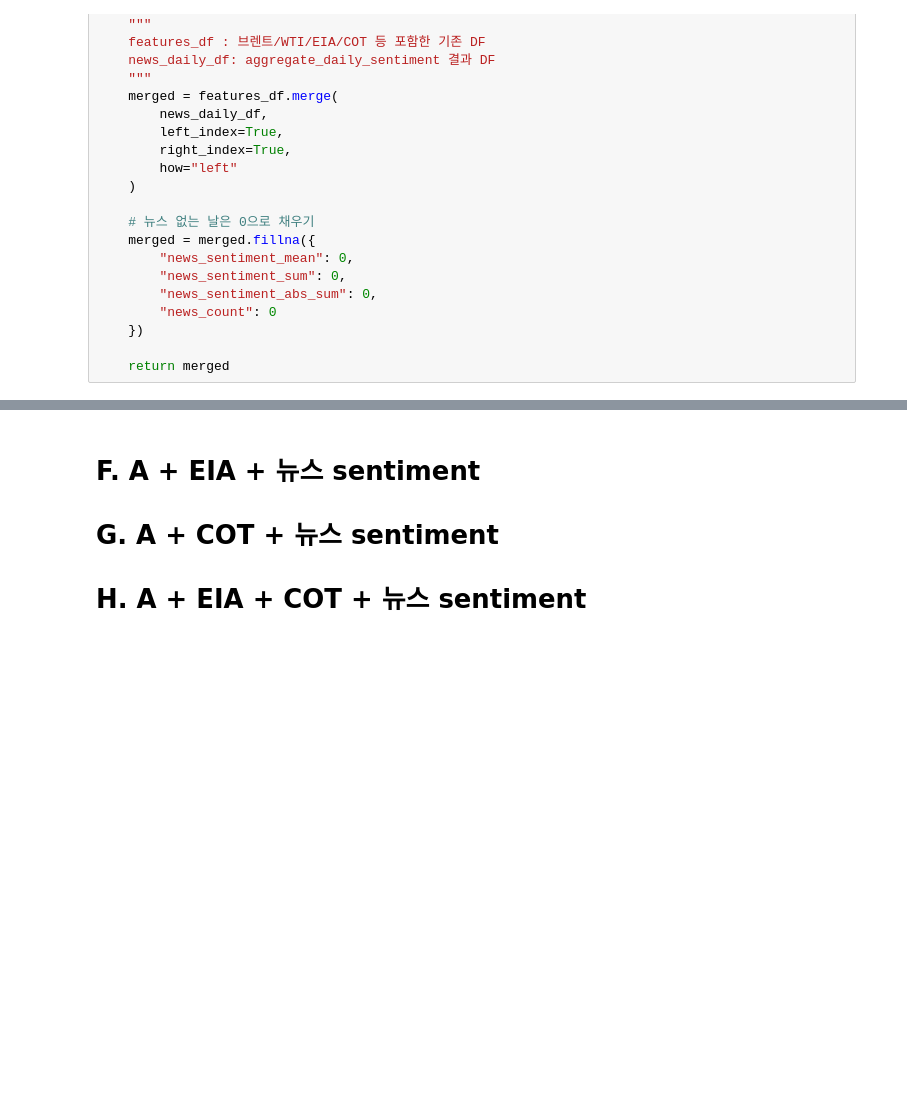
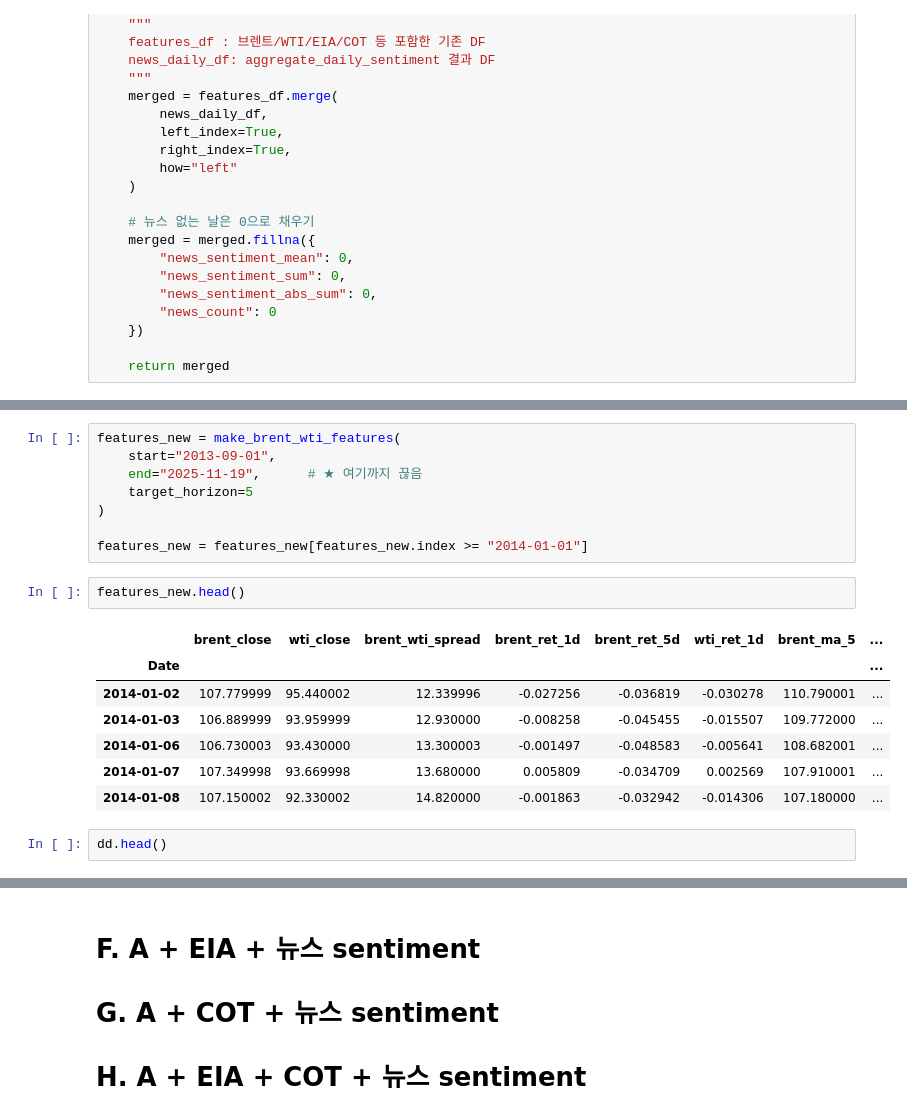
Before and after one commit to Market-Plan-B/Market-Plan-B-AI, a Jupyter notebook: market-tower/test_horizon.ipynb, the cells around one changed output, grey strips where cells are left out. Drawn from its saved outputs; the diff is of its cells as text; blank space fills up the shorter version.

```diff
--- a/market-tower/test_horizon.ipynb
+++ b/market-tower/test_horizon.ipynb
@@ -975,0 +948,20 @@ Direction Accuracy: 0.7798
+# %%
+features_new = make_brent_wti_features(
+    start="2013-09-01",
+    end="2025-11-19",      # ★ 여기까지 끊음
+    target_horizon=5
+)
+
+features_new = features_new[features_new.index >= "2014-01-01"]
+# %%
+features_new.head()
+# %% [output]
+|  | brent_close | wti_close | brent_wti_spread | brent_ret_1d | brent_ret_5d | wti_ret_1d | brent_ma_5 | ... |
+| Date |  |  |  |  |  |  |  | ... |
+| 2014-01-02 | 107.779999 | 95.440002 | 12.339996 | -0.027256 | -0.036819 | -0.030278 | 110.790001 | ... |
+| 2014-01-03 | 106.889999 | 93.959999 | 12.930000 | -0.008258 | -0.045455 | -0.015507 | 109.772000 | ... |
+| 2014-01-06 | 106.730003 | 93.430000 | 13.300003 | -0.001497 | -0.048583 | -0.005641 | 108.682001 | ... |
+| 2014-01-07 | 107.349998 | 93.669998 | 13.680000 | 0.005809 | -0.034709 | 0.002569 | 107.910001 | ... |
+| 2014-01-08 | 107.150002 | 92.330002 | 14.820000 | -0.001863 | -0.032942 | -0.014306 | 107.180000 | ... |
+# %%
+dd.head()
```
Also changed, not shown: parts of 34 cells of this notebook, 11 other files.
